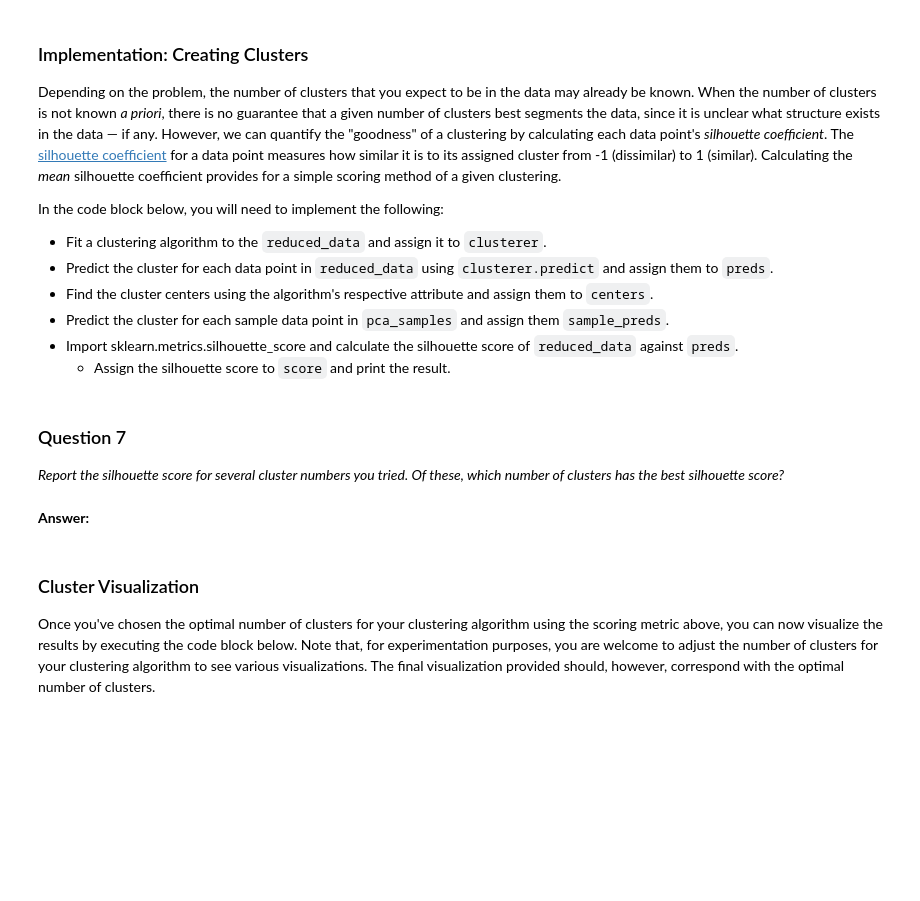
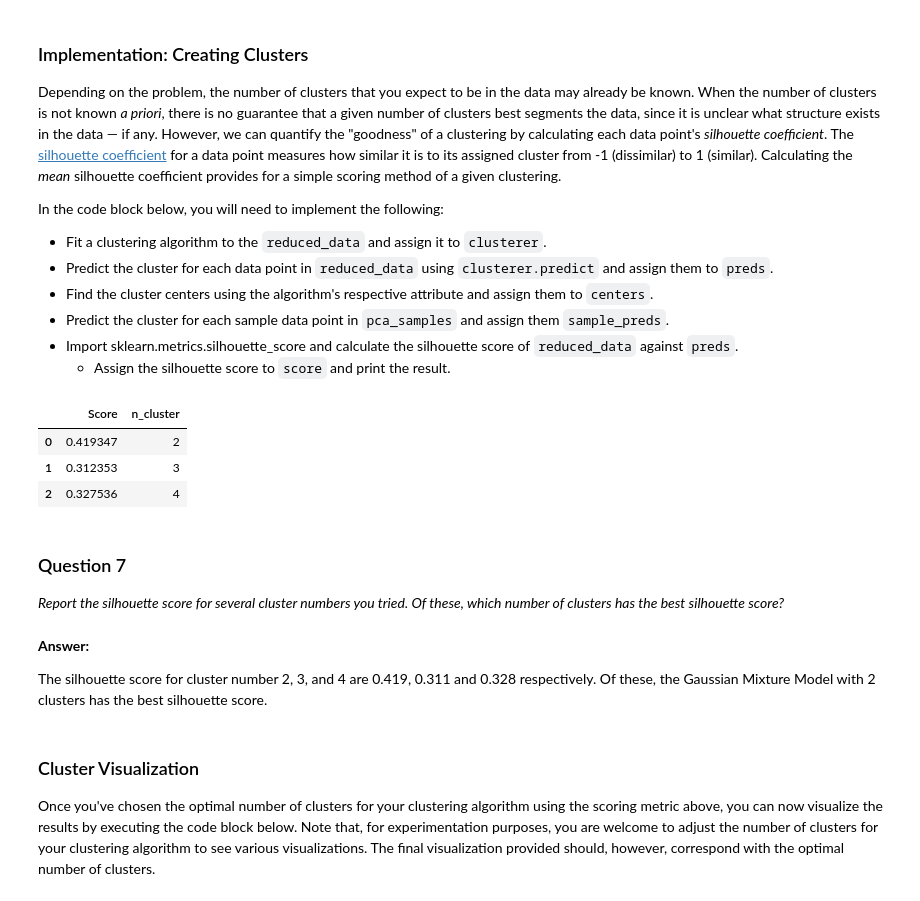
Before and after one commit to raymondngiam/machine-learning-nanodegree, a Jupyter notebook: projects/creating_customer_segments/customer_segments.ipynb, the cells around one changed output. Saved outputs shown, nothing was run; the diff lists cells and outputs as text; code cells hidden in the pictures; blank space fills up the shorter version.

Commit message:
Implement clustering

```diff
--- a/projects/creating_customer_segments/customer_segments.ipynb
+++ b/projects/creating_customer_segments/customer_segments.ipynb
@@ -401,25 +401,51 @@ In the code block below, you will need to implement the following:
  - Import sklearn.metrics.silhouette_score and calculate the silhouette score of `reduced_data` against `preds`.
    - Assign the silhouette score to `score` and print the result.
 # %%
-# TODO: Apply your clustering algorithm of choice to the reduced data
-clusterer = None
+from sklearn.mixture import GMM
+from sklearn.metrics import silhouette_score
 
-# TODO: Predict the cluster for each data point
-preds = None
+n_cluster=[]
+scores=[]
+for i in range(2,5):
+    # TODO: Apply your clustering algorithm of choice to the reduced data
+    clusterer = GMM(n_components=i)
+    clusterer.fit(reduced_data)
 
-# TODO: Find the cluster centers
-centers = None
+    # TODO: Predict the cluster for each data point
+    preds = clusterer.predict(reduced_data)
 
-# TODO: Predict the cluster for each transformed sample data point
-sample_preds = None
+    # TODO: Find the cluster centers
+    centers = clusterer.means_
 
-# TODO: Calculate the mean silhouette coefficient for the number of clusters chosen
-score = None
+    # TODO: Predict the cluster for each transformed sample data point
+    sample_preds =  clusterer.predict(pca_samples)
+
+    # TODO: Calculate the mean silhouette coefficient for the number of clusters chosen
+    n_cluster.append(i)
+    scores.append(silhouette_score(reduced_data,preds))
+
+dfScore=pd.DataFrame({'n_cluster':n_cluster, 'Score':scores})
+display(dfScore)
+
+# Implement the n_components with the best silhouette score
+clusterer = GMM(n_components=2)
+clusterer.fit(reduced_data)
+preds = clusterer.predict(reduced_data)
+centers = clusterer.means_
+sample_preds =  clusterer.predict(pca_samples)
+score = silhouette_score(reduced_data,preds)
+# %% [output]
+|  | Score | n_cluster |
+| 0 | 0.419347 | 2 |
+| 1 | 0.312353 | 3 |
+| 2 | 0.327536 | 4 |
 # %% [markdown]
 ### Question 7
 *Report the silhouette score for several cluster numbers you tried. Of these, which number of clusters has the best silhouette score?*
-# %% [markdown]
-**Answer:**
+# %% [markdown]
+**Answer:**
+
+The silhouette score for cluster number 2, 3, and 4 are 0.419, 0.311 and 0.328 respectively. Of these, the Gaussian Mixture Model with 2 clusters has the best silhouette score.
 # %% [markdown]
 ### Cluster Visualization
 Once you've chosen the optimal number of clusters for your clustering algorithm using the scoring metric above, you can now visualize the results by executing the code block below. Note that, for experimentation purposes, you are welcome to adjust the number of clusters for your clustering algorithm to see various visualizations. The final visualization provided should, however, correspond with the optimal number of clusters.
```
